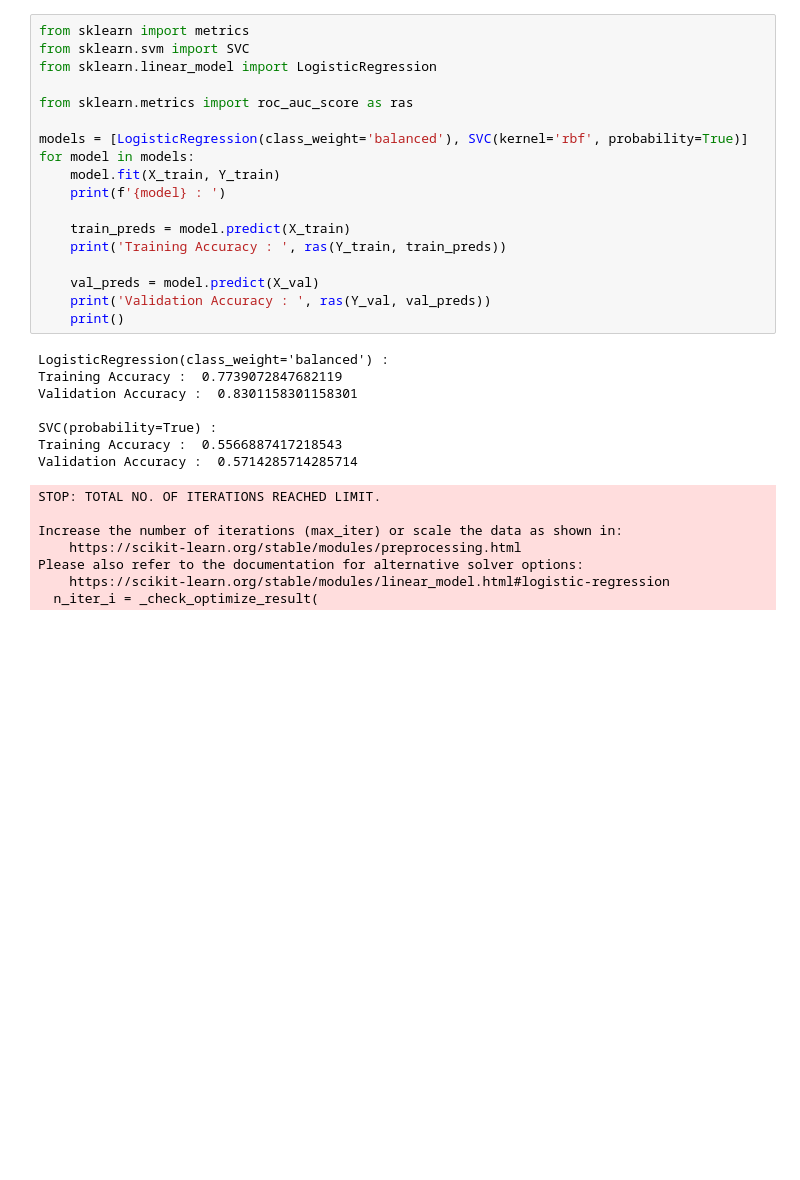
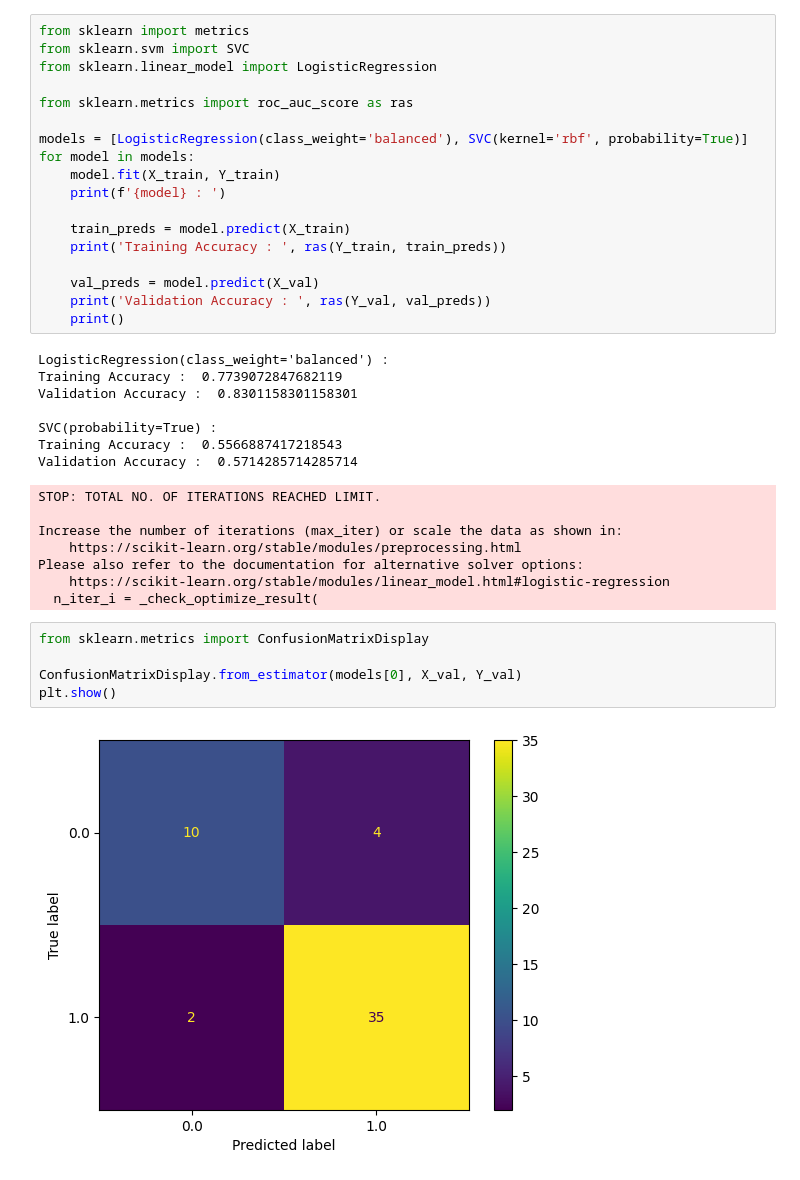
Before and after one commit to smmunna/machine-learning-projects, a Jupyter notebook: parkinson_disease_prediction.ipynb, the cells around one changed output. Cells and saved outputs as stored; diff of their text form; blank space fills up the shorter version.

```diff
--- a/parkinson_disease_prediction.ipynb
+++ b/parkinson_disease_prediction.ipynb
@@ -151,3 +151,10 @@ Increase the number of iterations (max_iter) or scale the data as shown in:
 Please also refer to the documentation for alternative solver options:
     https://scikit-learn.org/stable/modules/linear_model.html#logistic-regression
   n_iter_i = _check_optimize_result(
+# %%
+from sklearn.metrics import ConfusionMatrixDisplay
+
+ConfusionMatrixDisplay.from_estimator(models[0], X_val, Y_val)
+plt.show()
+# %% [output]
+[figure, added]
```
